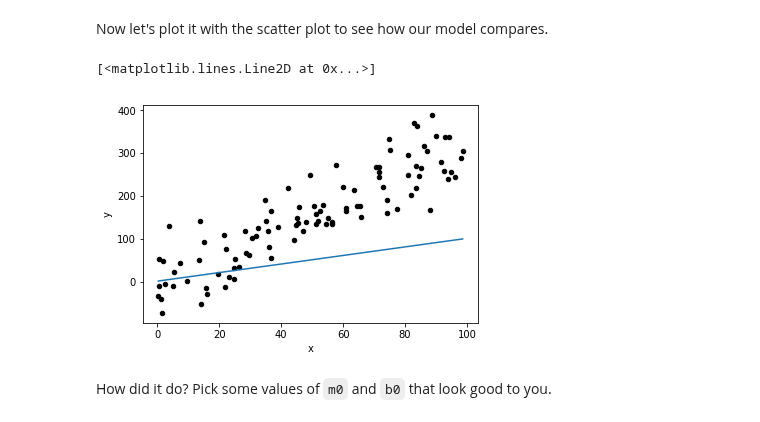
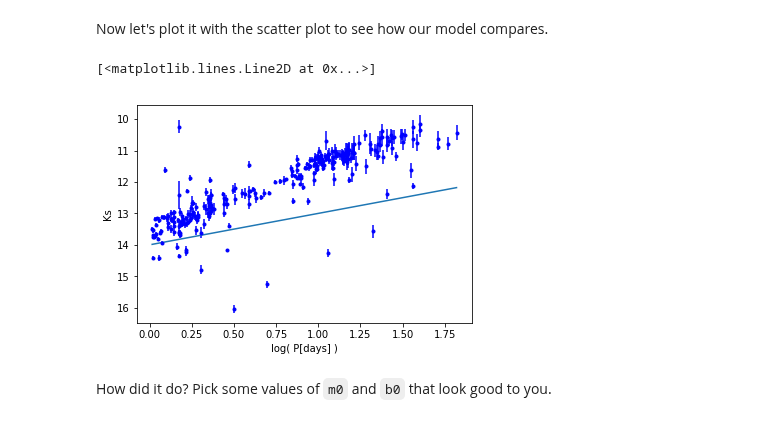
Before and after one commit to astropy/astropy-tutorials, a Jupyter notebook: tutorials/astropy-modeling/astropy-modeling.ipynb, the cells around one changed output. Drawn from its saved outputs; the diff is of its cells as text; code cells hidden in the pictures.

```diff
--- a/tutorials/astropy-modeling/astropy-modeling.ipynb
+++ b/tutorials/astropy-modeling/astropy-modeling.ipynb
@@ -109,7 +90,7 @@ def my_line(x, m, b):
     m : slope of the line model
     b : y-intercept of the line model
     ---
-    Returns y = mx + b
+    Calculates y = mx + b and returns only the y-values.
     """
     return m * x + b
 # %% [markdown]
@@ -122,15 +103,16 @@ m0, b0 = 1.0, 1.0
 model0 = my_line(xgrid, m0, b0)
 # %% [markdown]
 Now let's plot it with the scatter plot to see how our model compares.
-# %%
-plt.scatter(aq_x, aq_y, s=20, color='k')
-plt.xlabel("x")
-plt.ylabel("y")
-
-plt.plot(xgrid, model0)
-# %% [output]
-[<matplotlib.lines.Line2D at 0x...>]
-[figure, removed]
+# %%
+plt.errorbar(log10_period,k_mag,yerr=k_mag_err,fmt='b.')
+plt.xlabel('log( P[days] )')
+plt.ylabel(r'Ks')
+plt.gca().invert_yaxis()
+
+plt.plot(xgrid, model0)
+# %% [output]
+[<matplotlib.lines.Line2D at 0x...>]
+[figure, added]
 # %% [markdown]
 How did it do?  Pick some values of `m0` and `b0` that look good to you.
 # %% [markdown]
```
Also changed, not shown: parts of 13 cells of this notebook.
